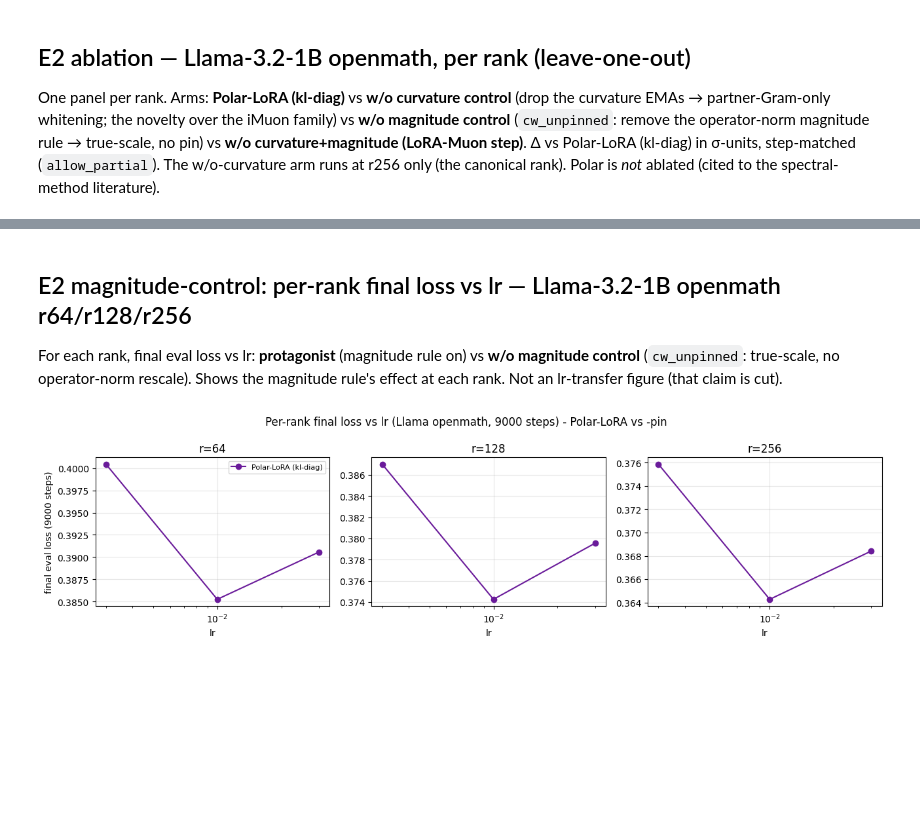
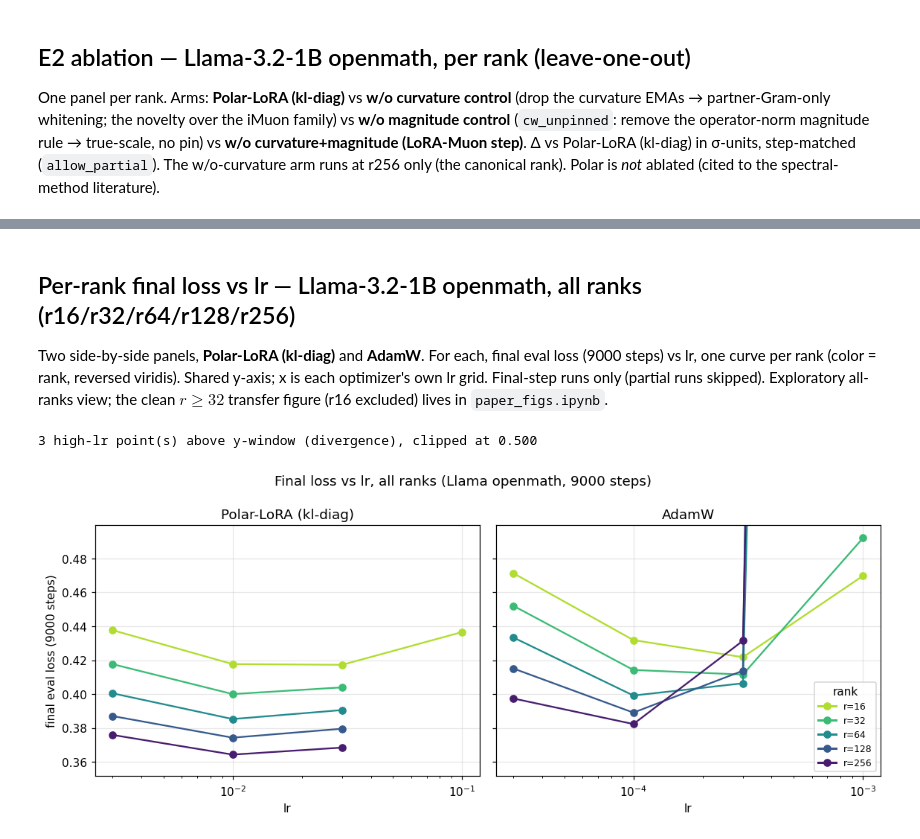
Before and after one commit to nikhilgsh/lora-optimizers, a Jupyter notebook: paper/paper_plots.ipynb, the cells around one changed output, grey strips where cells are left out. Drawn from its saved outputs; the diff is of its cells as text; code cells hidden in the pictures; blank space fills up the shorter version.

```diff
--- a/paper/paper_plots.ipynb
+++ b/paper/paper_plots.ipynb
@@ -179,36 +191,58 @@ ablation_panel(256)
 # %% [markdown]
-## E2 magnitude-control: per-rank final loss vs lr — Llama-3.2-1B openmath r64/r128/r256
+## Per-rank final loss vs lr — Llama-3.2-1B openmath, all ranks (r16/r32/r64/r128/r256)
 
-For each rank, final eval loss vs lr: **protagonist** (magnitude rule on) vs **w/o magnitude
-control** (`cw_unpinned`: true-scale, no operator-norm rescale). Shows the magnitude rule's
-effect at each rank. Not an lr-transfer figure (that claim is cut).
+Two side-by-side panels, **Polar-LoRA (kl-diag)** and **AdamW**. For each, final eval loss
+(9000 steps) vs lr, one curve per rank (color = rank, reversed viridis). Shared y-axis; x is
+each optimizer's own lr grid. Final-step runs only (partial runs skipped). Exploratory all-ranks
+view; the clean $r\ge32$ transfer figure (r16 excluded) lives in `paper_figs.ipynb`.
 # %%
-# Per-rank FINAL-loss-vs-lr (Llama openmath): Polar-LoRA vs the -pin (no-magnitude-rule) arm.
-# Only runs that reached the 9000-step horizon count (a partial run would plot an early-step
-# loss against final losses). NOT an lr-transfer figure (that claim is cut) - this shows the
-# magnitude rule's per-rank effect; the method wins at each rank.
+# Final eval loss (9000 steps) vs lr, ALL ranks (Llama openmath). Two side-by-side panels:
+# Polar-LoRA (kl-diag) | AdamW. Color = rank (reversed viridis: light = low rank, dark = high).
+# Only runs that reached 9000 steps count (a partial run would plot an early-step loss against
+# final losses). Exploratory all-ranks view; the clean r>=32 transfer figure lives in paper_figs.ipynb
+# (r16's flat basin top is under-resolved). Shared y, windowed to the converged band (high-lr
+# divergence runs off the top of the panel; clipped count printed).
 import numpy as np
-RANKS=[64,128,256]; HORIZON=9000
+import matplotlib.cm as cm
+from matplotlib.lines import Line2D
+RANKS=[16,32,64,128,256]; HORIZON=9000
+RANK_COLOR={r:c for r,c in zip(RANKS, cm.viridis_r(np.linspace(0.12,0.92,len(RANKS))))}
 def _final_by_lr(where, rank):
     runs=load_runs(where={**where,'lora_r':rank,'model_name':'meta-llama/Llama-3.2-1B',
                           'data_dir':(lambda d:'openmath' in str(d))}, warn_cross_commit=False)
     out={}
     for cfg,evs in runs:
         ev=[(e['step'],e['eval_loss']) for e in (evs or []) if e.get('eval_loss') is not None]
         if not ev or ev[-1][0] < HORIZON: continue   # final losses only (skip partial runs)
         lr=float(cfg.get('lr')); out[lr]=min(out.get(lr,9e9), ev[-1][1])
     return dict(sorted(out.items()))
-from lora_playground.plotting.labels import canonical_colors
-_ARMS=[('Polar-LoRA (kl-diag)',PROTO,'o-'),('w/o magnitude control',NOMAG,'s--')]
-_COL=canonical_colors([a[0] for a in _ARMS])  # pinned: same colors as the ablation panels
-fig,axes=plt.subplots(1,3,figsize=(13,3.6),sharey=False)
-for ax,rank in zip(axes,RANKS):
-    for label,where,mk in _ARMS:
-        d=_final_by_lr(where,rank)
-        if d: ax.plot(list(d),list(d.values()),mk,color=_COL[label],label=label)
-    ax.set_xscale('log'); ax.set_title(f'r={rank}'); ax.set_xlabel('lr'); ax.grid(alpha=.3)
-    if rank==RANKS[0]: ax.set_ylabel('final eval loss (9000 steps)'); ax.legend(fontsize=8)
-fig.suptitle('Per-rank final loss vs lr (Llama openmath, 9000 steps) - Polar-LoRA vs -pin')
+_PANELS=[('Polar-LoRA (kl-diag)',PROTO),('AdamW',ADAMW)]
+panel_data=[]; allv=[]; empty=[]
+for label,where in _PANELS:
+    dd={rank:_final_by_lr(where,rank) for rank in RANKS}
+    panel_data.append((label,dd))
+    for rank,d in dd.items():
+        if d: allv+=list(d.values())
+        else: empty.append(f'{label} r{rank}')
+# robust y-window: keep the converged band readable, let high-lr divergence run off-panel
+med=float(np.median(allv)); conv=[v for v in allv if v < 3*med]
+lo,hi=min(allv),max(conv); rng=hi-lo
+ylo,yhi=lo-0.10*rng, hi+0.06*rng   # extra bottom pad so the lowest (r256) markers clear the axis
+fig,axes=plt.subplots(1,len(_PANELS),figsize=(10.5,4.4),sharey=True)
+for ax,(label,dd) in zip(axes,panel_data):
+    for rank in RANKS:
+        d=dd[rank]
+        if d: ax.plot(list(d),list(d.values()),'o-',color=RANK_COLOR[rank],label=f'r={rank}')
+    ax.set_xscale('log'); ax.set_xlabel('lr'); ax.set_title(label); ax.grid(alpha=.3)
+    ax.set_ylim(ylo,yhi)
+axes[0].set_ylabel('final eval loss (9000 steps)')
+h_rank=[Line2D([],[],color=RANK_COLOR[r],marker='o',lw=2,label=f'r={r}') for r in RANKS]
+axes[-1].legend(handles=h_rank,title='rank',loc='best',fontsize=8)
+fig.suptitle('Final loss vs lr, all ranks (Llama openmath, 9000 steps)')
+nclip=sum(v>yhi for v in allv)
+if nclip: print(f'{nclip} high-lr point(s) above y-window (divergence), clipped at {yhi:.3f}')
+if empty: print('NO 9000-step data (arm not run yet):', ', '.join(empty))
 plt.tight_layout(); plt.show()
 # %% [output]
+3 high-lr point(s) above y-window (divergence), clipped at 0.500
-[figure, old version]
+[figure, new version]
```
Also changed, not shown: parts of 12 cells of this notebook, 11 other files.
